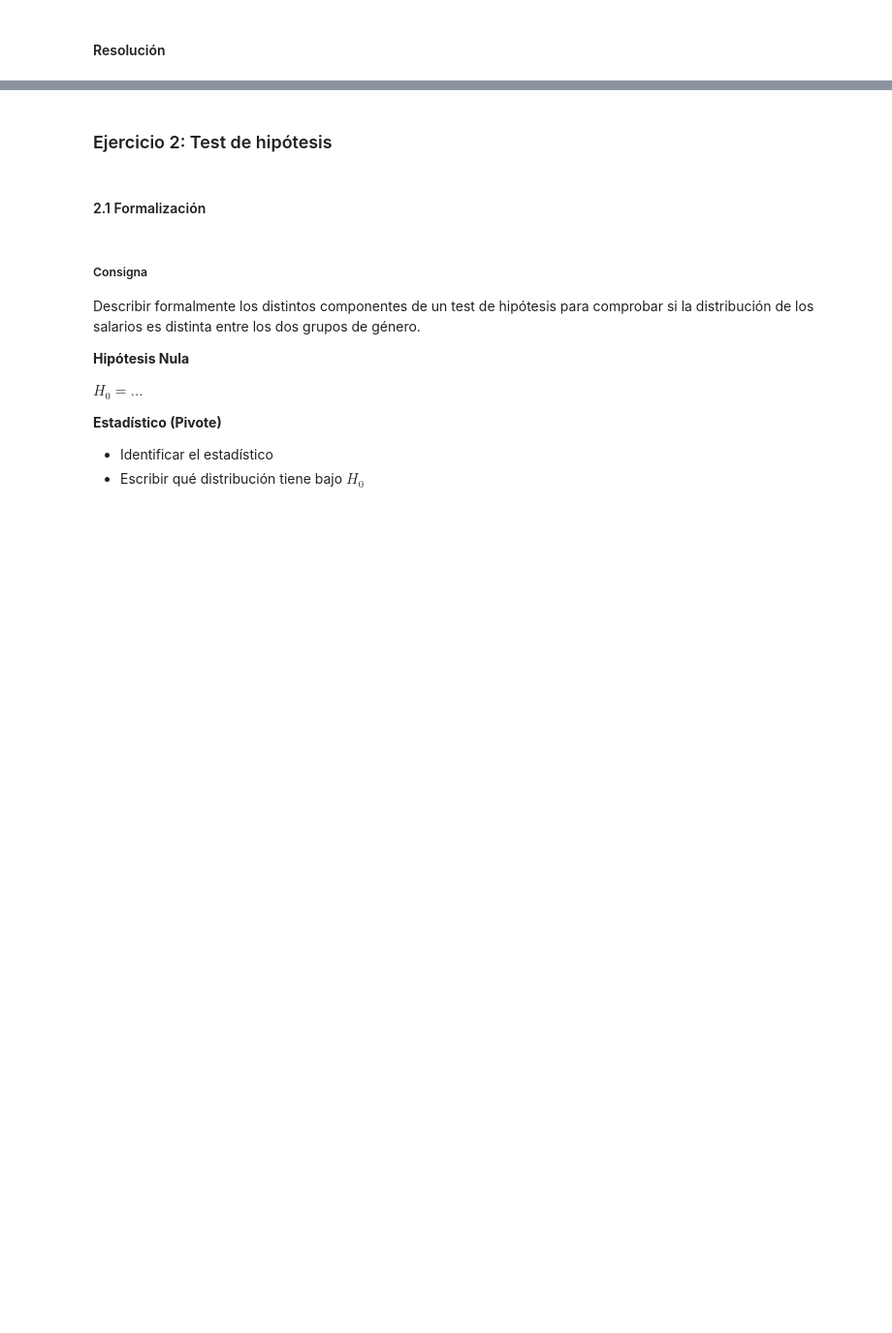
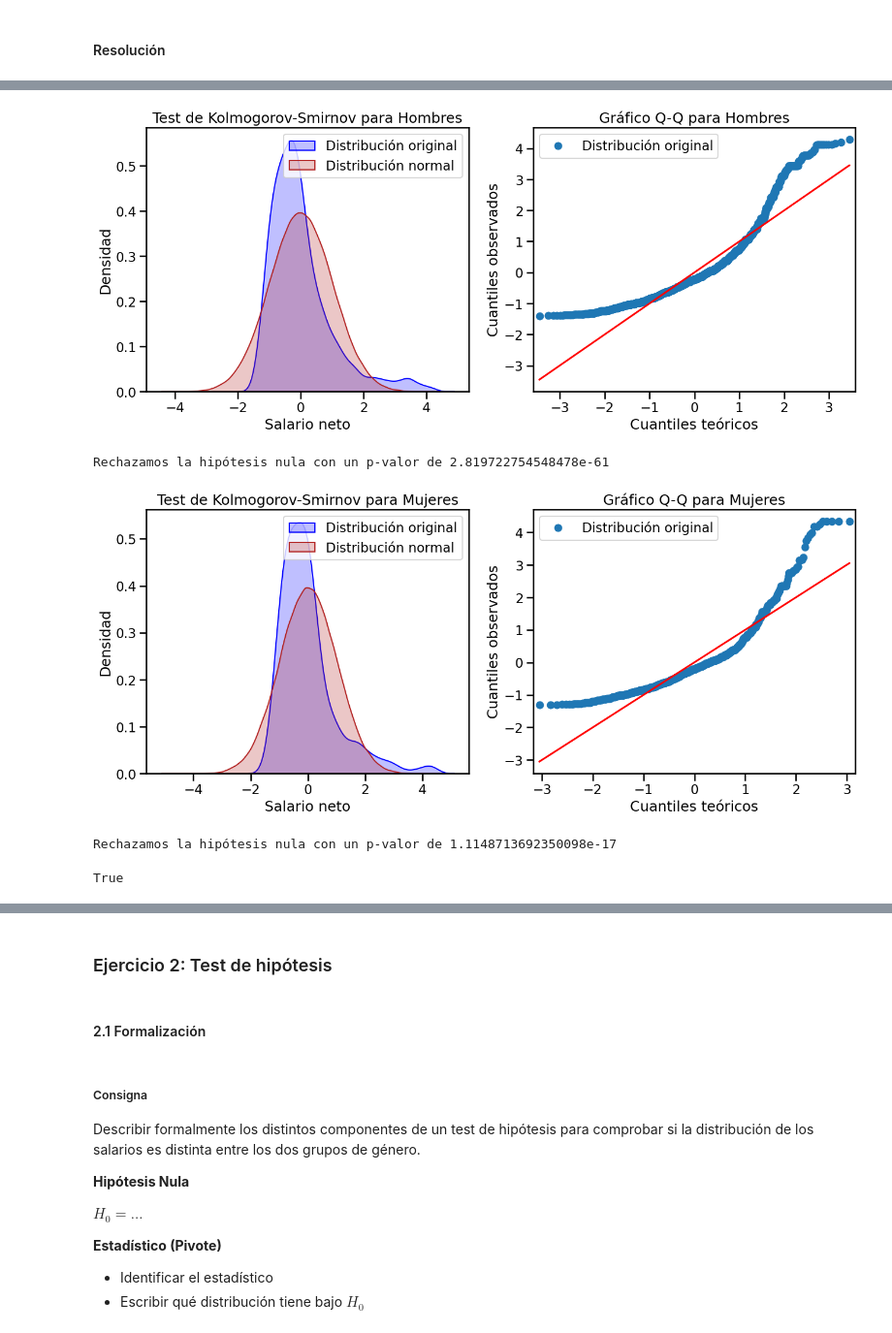
Before and after one commit to helcsnewsxd/data-analysis-visualization-subject, a Jupyter notebook: evaluación/entregable2/personal.ipynb, the cells around one changed output, grey strips where cells are left out. Shown at 97% size. Saved outputs shown, nothing was run; the diff lists cells and outputs as text; code cells hidden in the pictures; blank space fills up the shorter version.

```diff
--- a/evaluación/entregable2/personal.ipynb
+++ b/evaluación/entregable2/personal.ipynb
@@ -180,0 +382,48 @@ Calcular una estimación puntual y un intervalo de confianza de nivel (1 - alpha
+# %%
+# Verificación de normalidad de los datos con Kolmogorov-Smirnov
+def graphical_normality_test(name, distribution, normal):
+    """
+    Grafica las dos distribuciones a comparar para el test de normalidad
+    """
+    fig, ax = plt.subplots(nrows = 1, ncols = 2, figsize = (16, 6))
+
+    # Gráfico de densidad
+    sns.kdeplot(data = distribution, ax = ax[0], fill = True, color = 'blue', label = 'Distribución original')
+    sns.kdeplot(data = normal, ax = ax[0], fill = True, color = 'firebrick', label = 'Distribución normal')
+
+    ax[0].set_title(f'Test de Kolmogorov-Smirnov para {name}')
+    ax[0].set_xlabel('Salario neto')
+    ax[0].set_ylabel('Densidad')
+    ax[0].legend()
+
+    # Gráfico de Q-Q
+    sm.qqplot(distribution, line ='s', ax = ax[1], label = 'Distribución original')
+
+    ax[1].set_title(f'Gráfico Q-Q para {name}')
+    ax[1].set_xlabel('Cuantiles teóricos')
+    ax[1].set_ylabel('Cuantiles observados')
+    ax[1].legend()
+
+    plt.show()
+
+def normality_test(name, data, alpha):
+    """
+    Realiza el test de normalidad de Kolmogorov-Smirnov y grafica las dos distribuciones a comparar
+    Nota: Re-escala los datos para comparar con una distribución normal
+    """
+    re_scaled_data = (data - data.mean()) / data.std()
+    k_stat, p_value = st.kstest(re_scaled_data, 'norm')
+
+    graphical_normality_test(name = name, distribution = re_scaled_data, normal = np.random.normal(size = 200_000))
+
+    return hypothesis_test(p_value = p_value, alpha = alpha)
+
+# Test de normalidad
+normality_test(name = 'Hombres', data = salary_man, alpha = ALPHA)
+normality_test(name = 'Mujeres', data = salary_woman, alpha = ALPHA)
+# %% [output]
+[figure, added]
+Rechazamos la hipótesis nula con un p-valor de 2.819722754548478e-61
+[figure, added]
+Rechazamos la hipótesis nula con un p-valor de 1.1148713692350098e-17
+True
```
Also changed, not shown: parts of 30 cells of this notebook.
